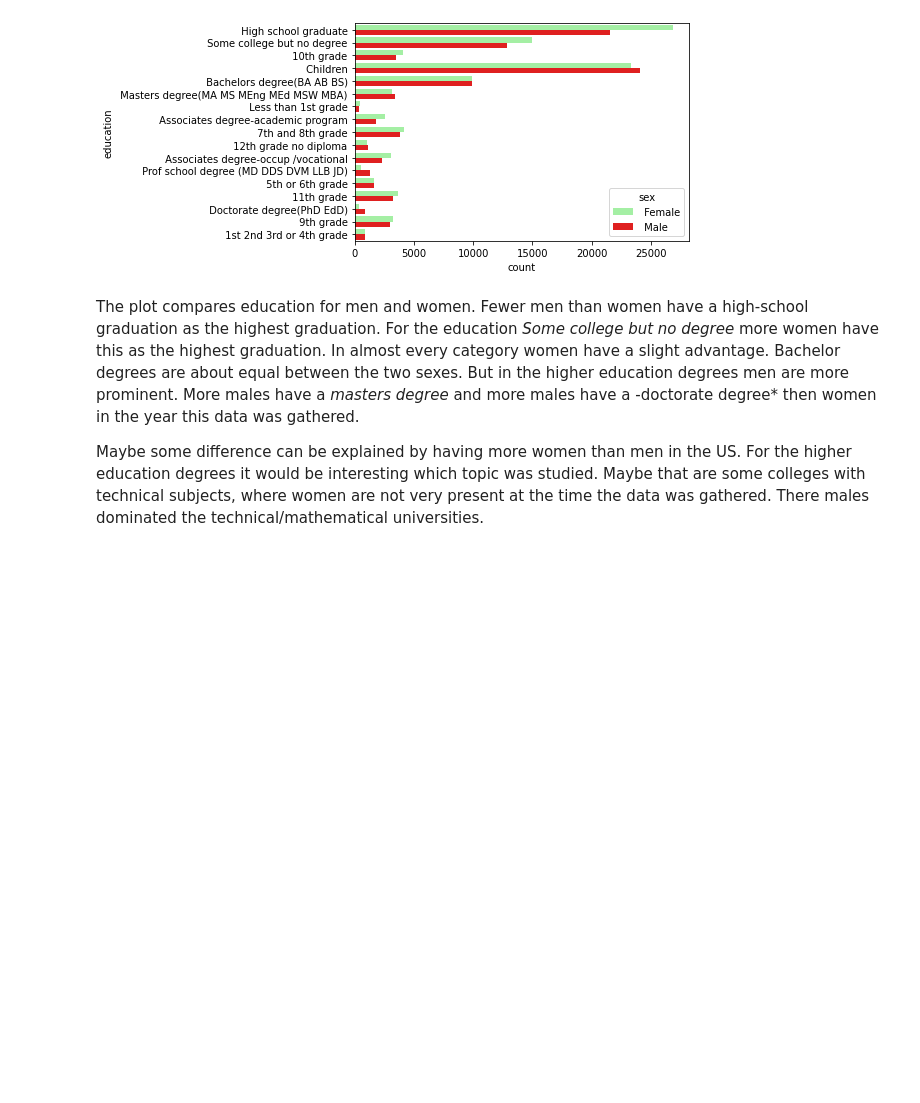
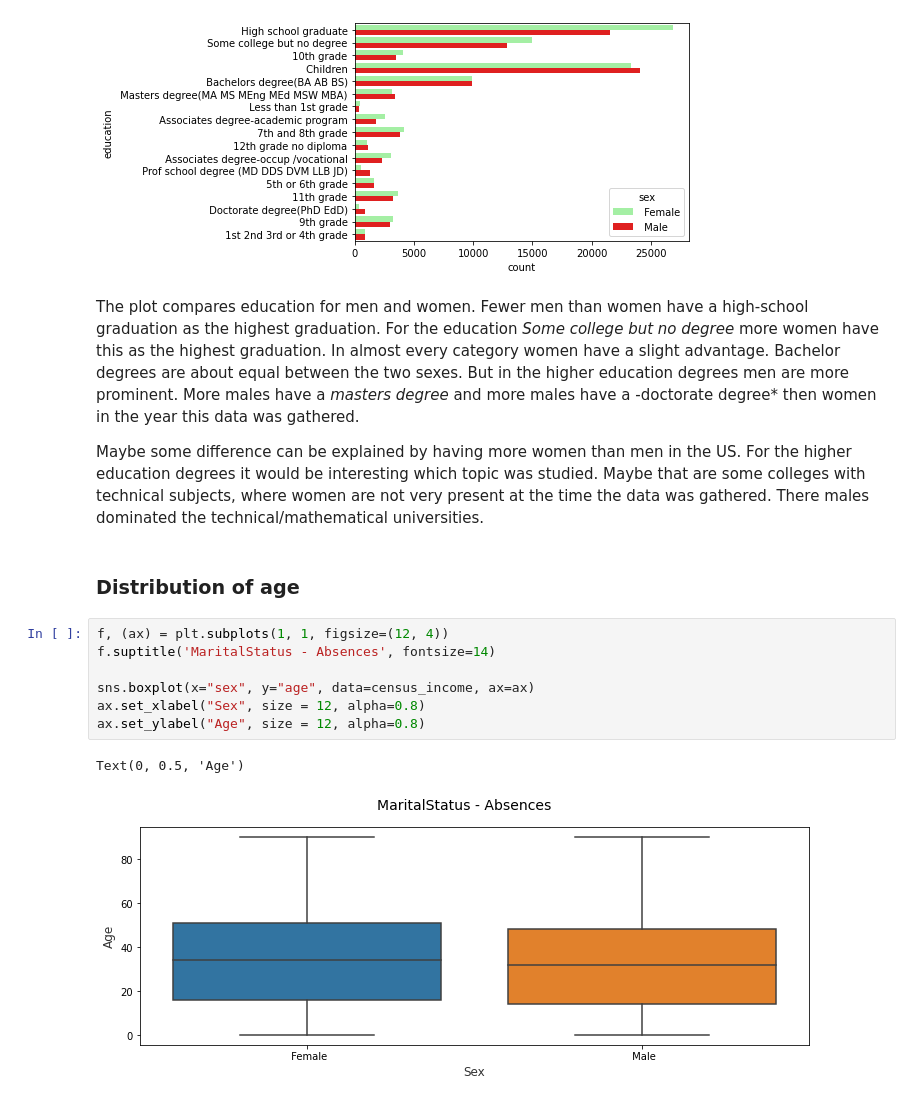
Before and after one commit to FlorianMold/fh-data-science, a Jupyter notebook: ex1/census-income.ipynb, the cells around one changed output. Drawn from its saved outputs; the diff is of its cells as text; blank space fills up the shorter version.

```diff
--- a/census-income.ipynb
+++ b/ex1/census-income.ipynb
@@ -220,3 +210,15 @@ sns.countplot(y="education", hue="sex", data=census_income,
 The plot compares education for men and women. Fewer men than women have a high-school graduation as the highest graduation. For the education *Some college but no degree* more women have this as the highest graduation. In almost every category women have a slight advantage. Bachelor degrees are about equal between the two sexes. But in the higher education degrees men are more prominent. More males have a *masters degree* and more males have a -doctorate degree* then women in the year this data was gathered.
 
 Maybe some difference can be explained by having more women than men in the US. For the higher education degrees it would be interesting which topic was studied. Maybe that are some colleges with technical subjects, where women are not very present at the time the data was gathered. There males dominated the technical/mathematical universities.
+# %% [markdown]
+### Distribution of age
+# %%
+f, (ax) = plt.subplots(1, 1, figsize=(12, 4))
+f.suptitle('MaritalStatus - Absences', fontsize=14)
+
+sns.boxplot(x="sex", y="age", data=census_income, ax=ax)
+ax.set_xlabel("Sex", size = 12, alpha=0.8)
+ax.set_ylabel("Age", size = 12, alpha=0.8)
+# %% [output]
+Text(0, 0.5, 'Age')
+[figure, added]
```
Also changed, not shown: parts of 9 cells of this notebook, 4 other files.
